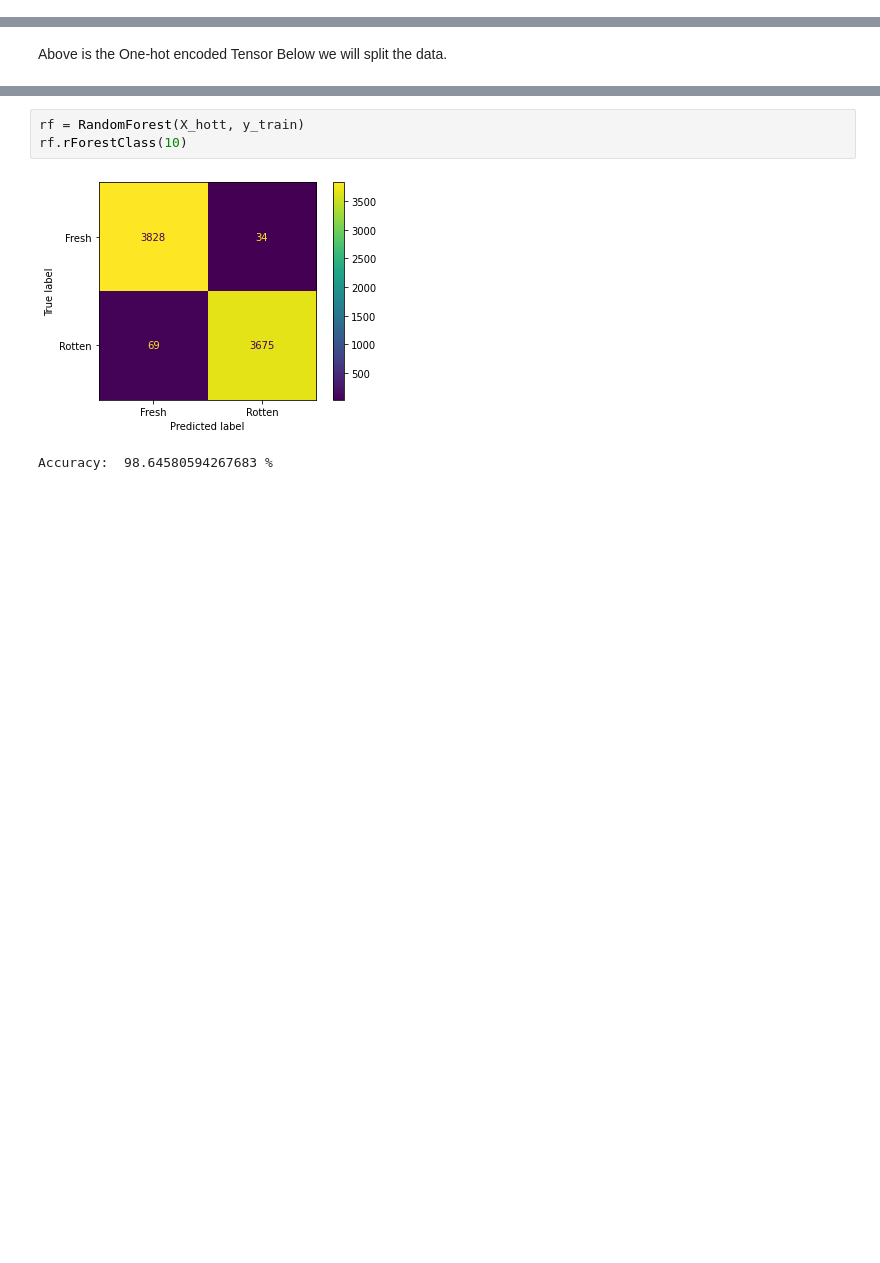
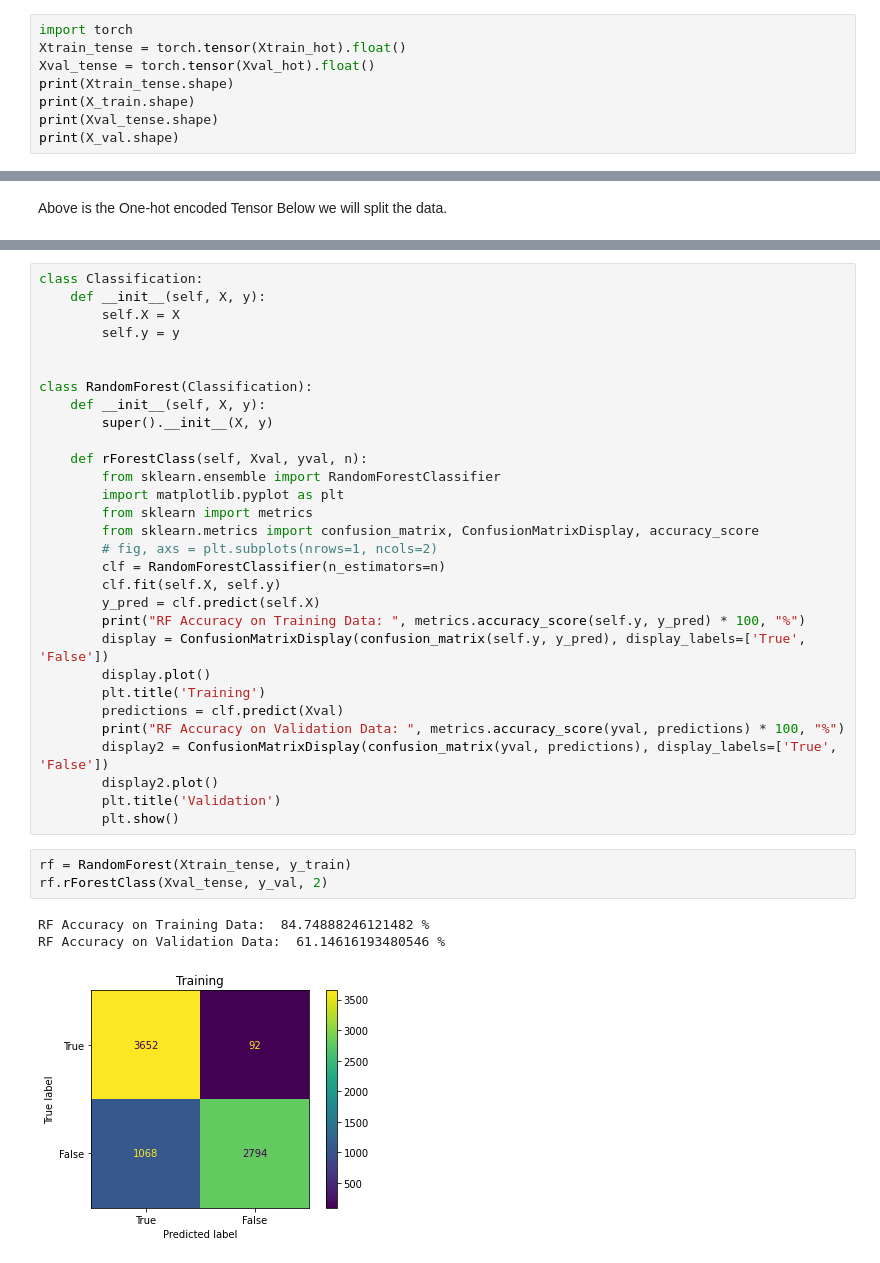
Before and after one commit to phmorris610/cs39aa_project, a Jupyter notebook: project_part2.ipynb, the cells around one changed output, grey strips where cells are left out. Cells and saved outputs as stored; diff of their text form; blank space fills up the shorter version.

```diff
--- a/project_part2.ipynb
+++ b/project_part2.ipynb
@@ -293,0 +297,8 @@ torch.Size([7606, 16569])
+# %%
+import torch
+Xtrain_tense = torch.tensor(Xtrain_hot).float()
+Xval_tense = torch.tensor(Xval_hot).float()
+print(Xtrain_tense.shape)
+print(X_train.shape)
+print(Xval_tense.shape)
+print(X_val.shape)
@@ -377,6 +315,37 @@ class RandomForest(Classification):
+# %%
+class Classification:
+    def __init__(self, X, y):
+        self.X = X
+        self.y = y
+
+
+class RandomForest(Classification):
+    def __init__(self, X, y):
+        super().__init__(X, y)
+
+    def rForestClass(self, Xval, yval, n):
+        from sklearn.ensemble import RandomForestClassifier
+        import matplotlib.pyplot as plt
+        from sklearn import metrics
+        from sklearn.metrics import confusion_matrix, ConfusionMatrixDisplay, accuracy_score
+        # fig, axs = plt.subplots(nrows=1, ncols=2)
+        clf = RandomForestClassifier(n_estimators=n)
+        clf.fit(self.X, self.y)
+        y_pred = clf.predict(self.X)
+        print("RF Accuracy on Training Data: ", metrics.accuracy_score(self.y, y_pred) * 100, "%")
+        display = ConfusionMatrixDisplay(confusion_matrix(self.y, y_pred), display_labels=['True', 'False'])
+        display.plot()
+        plt.title('Training')
+        predictions = clf.predict(Xval)
+        print("RF Accuracy on Validation Data: ", metrics.accuracy_score(yval, predictions) * 100, "%")
+        display2 = ConfusionMatrixDisplay(confusion_matrix(yval, predictions), display_labels=['True', 'False'])
+        display2.plot()
+        plt.title('Validation')
+        plt.show()
 # %%
-rf = RandomForest(X_hott, y_train)
-rf.rForestClass(10)
+rf = RandomForest(Xtrain_tense, y_train)
+rf.rForestClass(Xval_tense, y_val, 2)
 # %% [output]
+RF Accuracy on Training Data:  84.74888246121482 %
+RF Accuracy on Validation Data:  61.14616193480546 %
-[figure, old version]
+[figure, new version]
-Accuracy:  98.64580594267683 %
```
Also changed, not shown: parts of 20 cells of this notebook.
